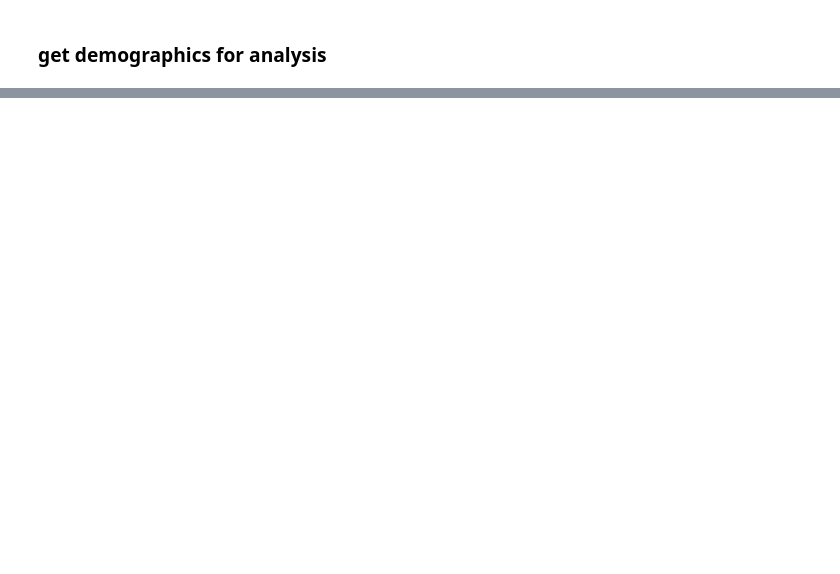
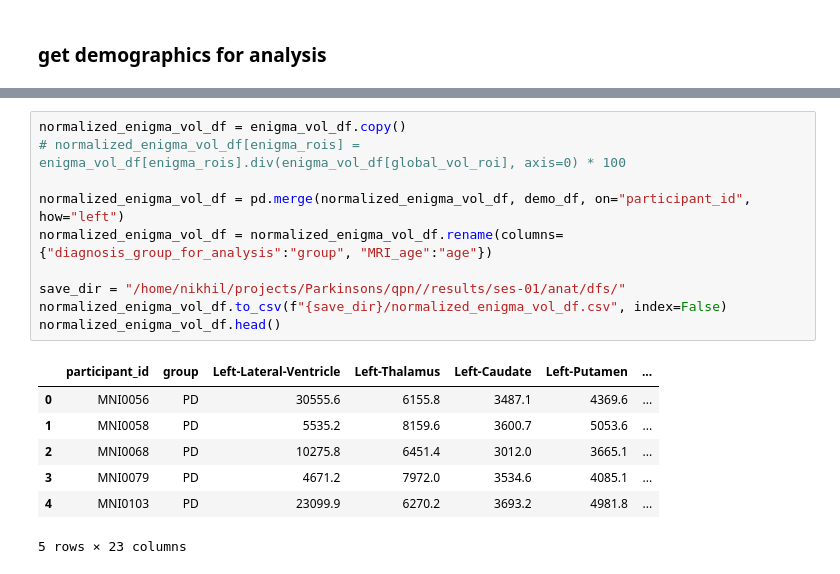
Before and after one commit to neurodatascience/qpn_analysis, a Jupyter notebook: CT/notebooks/FS_stats.ipynb, the cells around one changed output, grey strips where cells are left out. Saved outputs shown, nothing was run; the diff lists cells and outputs as text; blank space fills up the shorter version.

```diff
--- a/CT/notebooks/FS_stats.ipynb
+++ b/CT/notebooks/FS_stats.ipynb
@@ -514,0 +681,18 @@ demo_df.head()
+# %%
+normalized_enigma_vol_df = enigma_vol_df.copy()
+# normalized_enigma_vol_df[enigma_rois] = enigma_vol_df[enigma_rois].div(enigma_vol_df[global_vol_roi], axis=0) * 100
+
+normalized_enigma_vol_df = pd.merge(normalized_enigma_vol_df, demo_df, on="participant_id", how="left")
+normalized_enigma_vol_df = normalized_enigma_vol_df.rename(columns={"diagnosis_group_for_analysis":"group", "MRI_age":"age"})
+
+save_dir = "/home/nikhil/projects/Parkinsons/qpn//results/ses-01/anat/dfs/"
+normalized_enigma_vol_df.to_csv(f"{save_dir}/normalized_enigma_vol_df.csv", index=False)
+normalized_enigma_vol_df.head()
+# %% [output]
+|  | participant_id | group | Left-Lateral-Ventricle | Left-Thalamus | Left-Caudate | Left-Putamen | ... |
+| 0 | MNI0056 | PD | 30555.6 | 6155.8 | 3487.1 | 4369.6 | ... |
+| 1 | MNI0058 | PD | 5535.2 | 8159.6 | 3600.7 | 5053.6 | ... |
+| 2 | MNI0068 | PD | 10275.8 | 6451.4 | 3012.0 | 3665.1 | ... |
+| 3 | MNI0079 | PD | 4671.2 | 7972.0 | 3534.6 | 4085.1 | ... |
+| 4 | MNI0103 | PD | 23099.9 | 6270.2 | 3693.2 | 4981.8 | ... |
+5 rows × 23 columns
```
Also changed, not shown: parts of 27 cells of this notebook, 3 other files.
